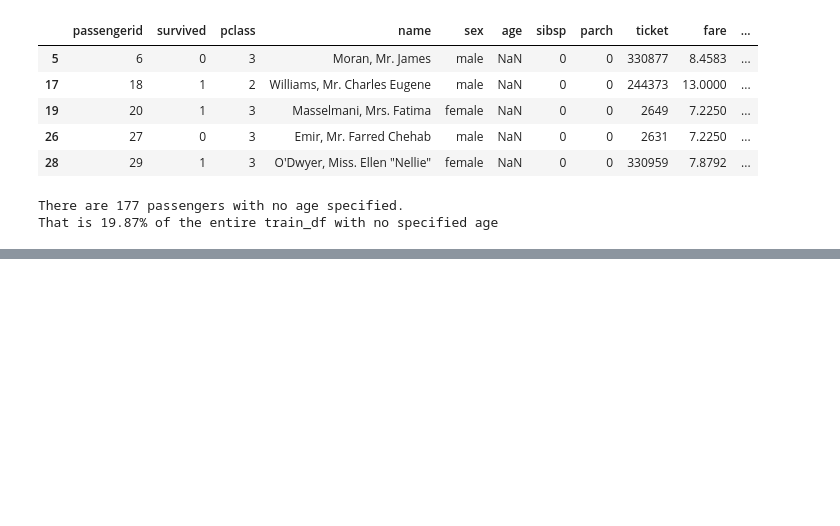
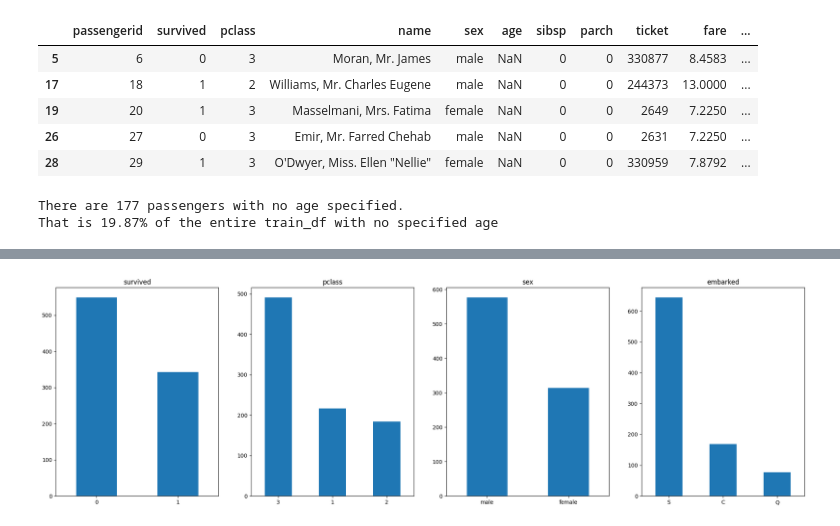
Before and after one commit to RuizLorenzoChavez/practical-ML, a Jupyter notebook: titanic.ipynb, the cells around one changed output, grey strips where cells are left out. Saved outputs shown, nothing was run; the diff lists cells and outputs as text; code cells hidden in the pictures; blank space fills up the shorter version.

```diff
--- a/titanic.ipynb
+++ b/titanic.ipynb
@@ -124,0 +129,15 @@ def cabin_solution(df):
+# %%
+fig, axs = plt.subplots(1,4, figsize=(25,7))
+
+bar_list = ["survived",
+            "pclass",
+            "sex",
+            "embarked",]
+
+for i, col in enumerate(bar_list):
+    train_df[col].value_counts().plot(kind="bar",
+                       ax=axs[i],
+                       rot=0)
+    axs[i].set_title(col)
+# %% [output]
+[figure, added]
```
Also changed, not shown: parts of 6 cells of this notebook.
